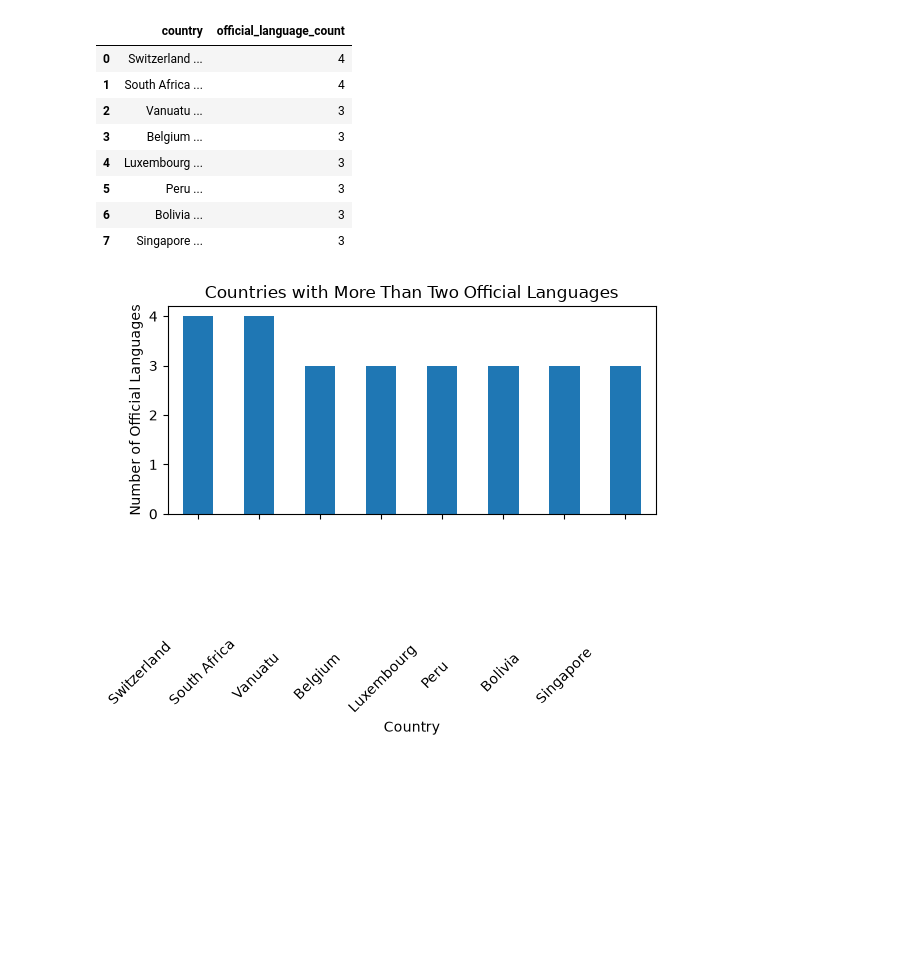
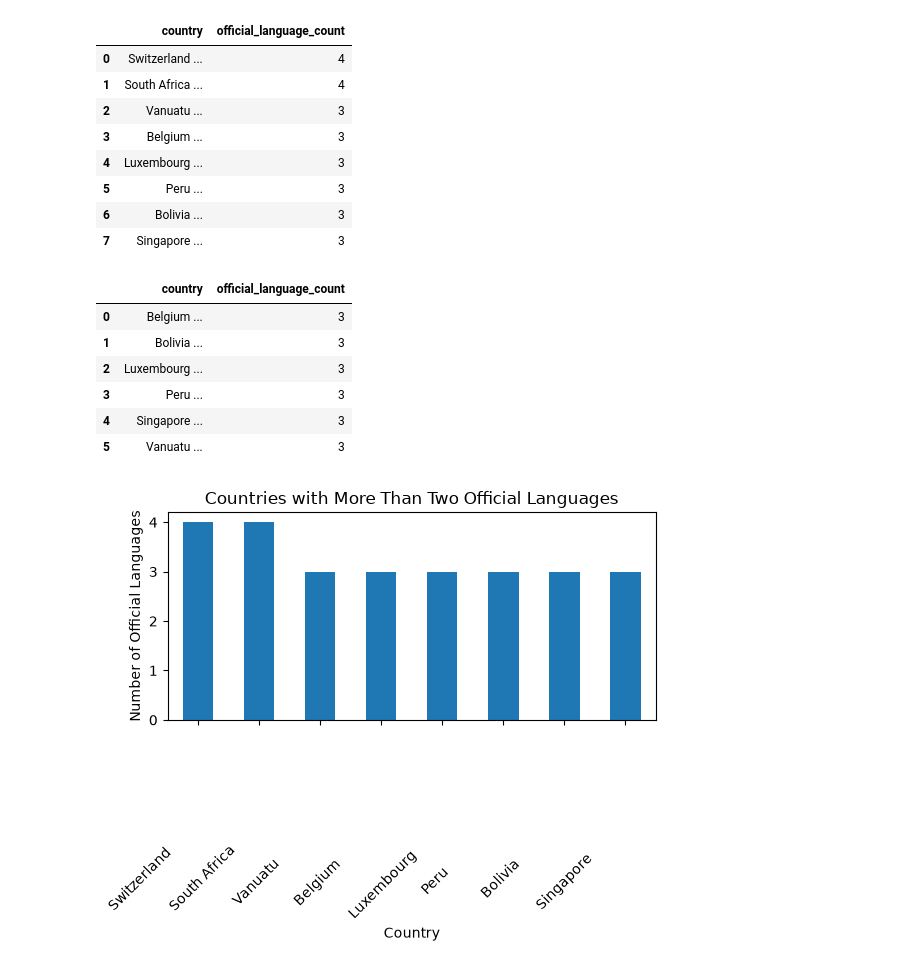
Before and after one commit to Brandon112123/databases-for-analytics, a Jupyter notebook: notebooks/exercise04.ipynb, the cells around one changed output. Cells and saved outputs as stored; diff of their text form; code cells hidden in the pictures; blank space fills up the shorter version.

```diff
--- a/notebooks/exercise04.ipynb
+++ b/notebooks/exercise04.ipynb
@@ -44,6 +44,30 @@ display(df)
 | 5 | Peru ... | 3 |
 | 6 | Bolivia ... | 3 |
 | 7 | Singapore ... | 3 |
+# %%
+modified_query = """
+SELECT
+    c.name AS country,
+    COUNT(cl.language) AS official_language_count
+FROM country AS c
+JOIN countrylanguage AS cl
+    ON c.code = cl.countrycode
+WHERE cl.isofficial = 'T'
+GROUP BY c.name
+HAVING COUNT(cl.language) = 3
+ORDER BY country;
+"""
+
+modified_df = pd.read_sql(modified_query, engine)
+display(modified_df)
+# %% [output]
+|  | country | official_language_count |
+| 0 | Belgium ... | 3 |
+| 1 | Bolivia ... | 3 |
+| 2 | Luxembourg ... | 3 |
+| 3 | Peru ... | 3 |
+| 4 | Singapore ... | 3 |
+| 5 | Vanuatu ... | 3 |
 # %%
 import matplotlib.pyplot as plt
 
```
Also changed, not shown: parts of 1 cell of this notebook.
